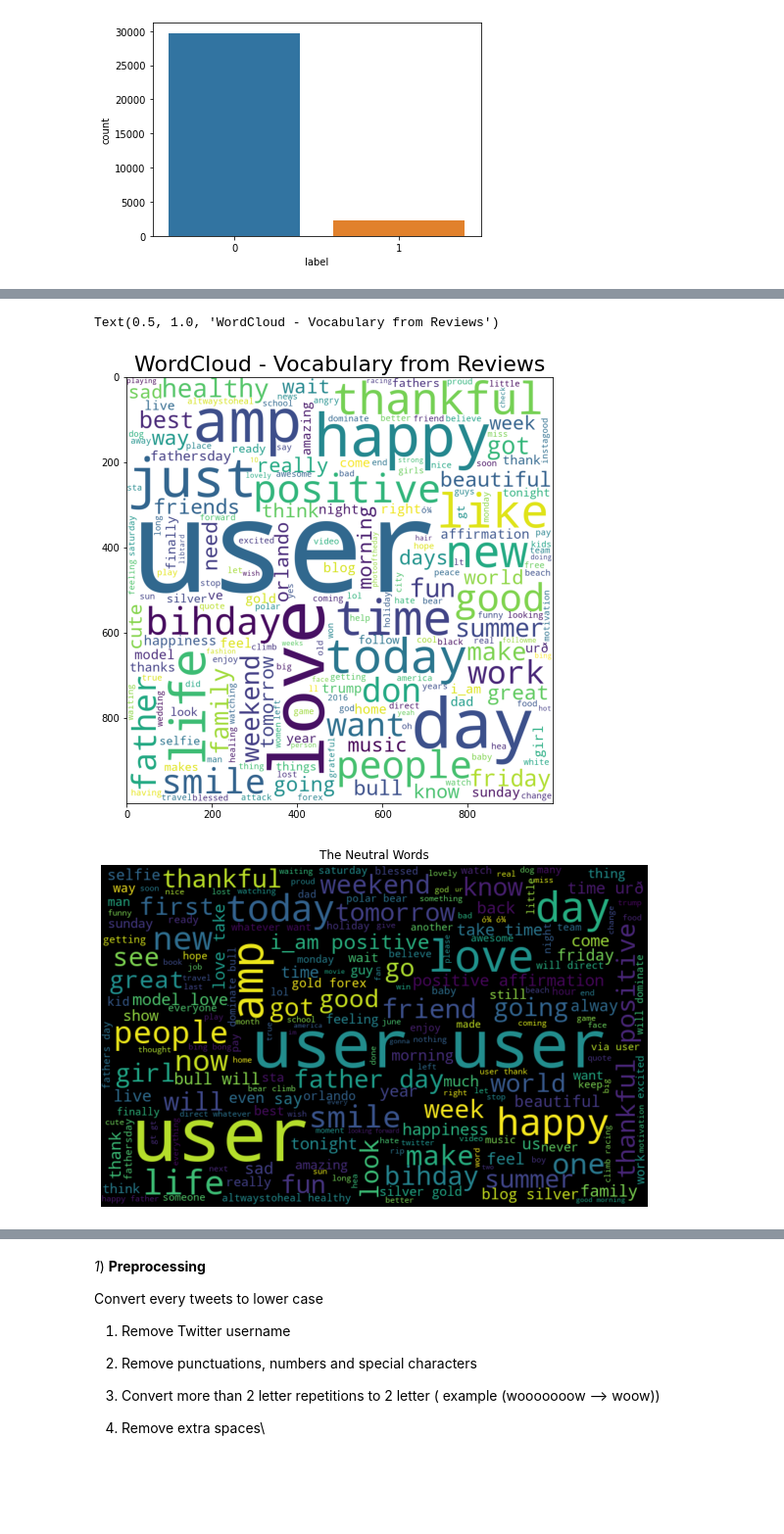
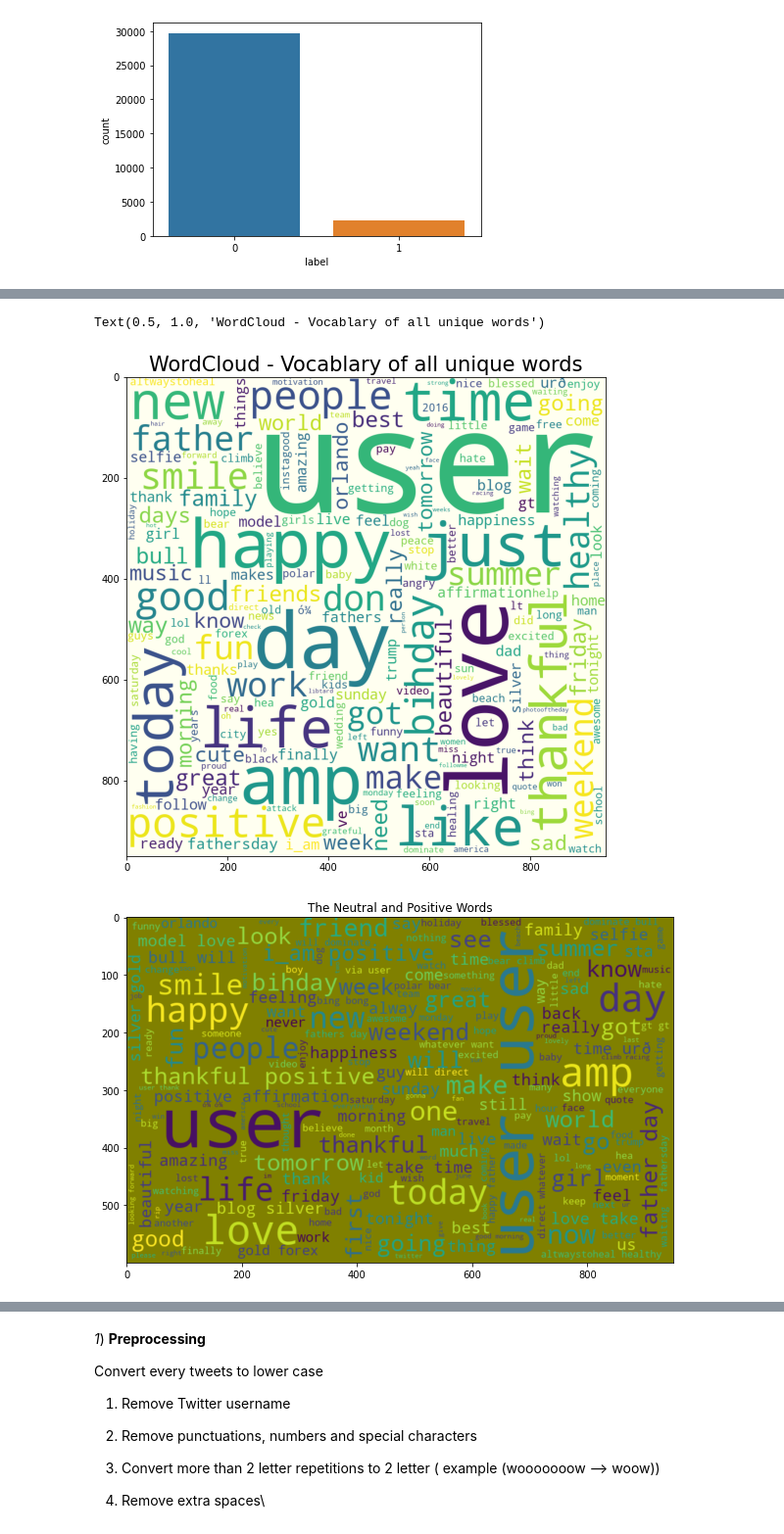
Before and after one commit to hhh99-hub/Twitter-Sentiment-Analysis, a Jupyter notebook: Twitter_Sentiment_Analysis_final_.ipynb, the cells around one changed output, grey strips where cells are left out. Shown at 98% size. Saved outputs shown, nothing was run; the diff lists cells and outputs as text; code cells hidden in the pictures; blank space fills up the shorter version.

```diff
--- a/Twitter_Sentiment_Analysis_final_.ipynb
+++ b/Twitter_Sentiment_Analysis_final_.ipynb
@@ -10,8 +10,8 @@ import nltk
 # %% [markdown]
 **Importing Dataset**
 # %%
-twitter_df = pd.read_csv('train.csv')# training dataset
-twitter_test = pd.read_csv('test.csv')# testing dataset
+Twitter_DataFrame = pd.read_csv('train.csv')# training dataset
+Twitter_TestDataFrame = pd.read_csv('test.csv')# testing dataset
 # %% [markdown]
 **Data Exploaration**
 # %%
@@ -86,8 +85,8 @@ dtype: int64
 # %%
 # We can drop the ID column as it does not have any importance in builiding the model #
 
-twitter_df.drop(['id'],axis=1,inplace=True)
-twitter_df.head()
+Twitter_DataFrame.drop(['id'],axis=1,inplace=True)
+Twitter_DataFrame.head()
 # %% [output]
 |  | label | tweet |
 | 0 | 0 | @user when a father is dysfunctio... |
@@ -130,23 +129,23 @@ Text(0.5, 1.0, 'Most Frequently Occuring Words - Top 40')
 # %%
 from wordcloud import WordCloud
 
-wordcloud = WordCloud(background_color = 'white', width = 1000, height = 1000).generate_from_frequencies(dict(words_freq))
+wordcloud = WordCloud(background_color = 'ivory', width = 950, height = 950).generate_from_frequencies(dict(words_freq))
 
-plt.figure(figsize=(10,8))
+plt.figure(figsize=(11,9))
 plt.imshow(wordcloud)
-plt.title("WordCloud - Vocabulary from Reviews", fontsize = 22)
+plt.title("WordCloud - Vocablary of all unique words", fontsize = 21)
 # %% [output]
-Text(0.5, 1.0, 'WordCloud - Vocabulary from Reviews')
+Text(0.5, 1.0, 'WordCloud - Vocablary of all unique words')
-[figure, old version]
+[figure, new version]
 # %%
-normal_words =' '.join([text for text in twitter_df['tweet'][twitter_df['label'] == 0]])
+All_ordinaryWords =' '.join([text for text in Twitter_DataFrame['tweet'][Twitter_DataFrame['label'] == 0]])
 
-wordcloud = WordCloud(width=800, height=500, random_state = 0, max_font_size = 110).generate(normal_words)
+wordcloud = WordCloud(background_color = 'olive',width=950, height=600, random_state = 0, max_font_size = 120).generate(All_ordinaryWords)
 plt.figure(figsize=(10, 7))
 plt.imshow(wordcloud, interpolation="bilinear")
-plt.axis('off')
-plt.title('The Neutral Words')
+
+plt.title('The Neutral and Positive Words')
 plt.show()
 # %% [output]
-[figure, old version]
+[figure, new version]
 # %%
```
Also changed, not shown: parts of 33 cells of this notebook, 2 other files.
